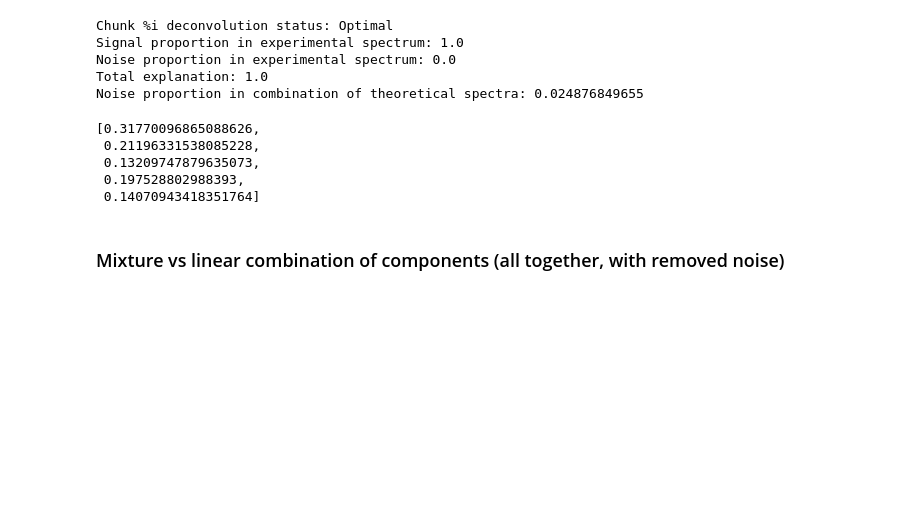
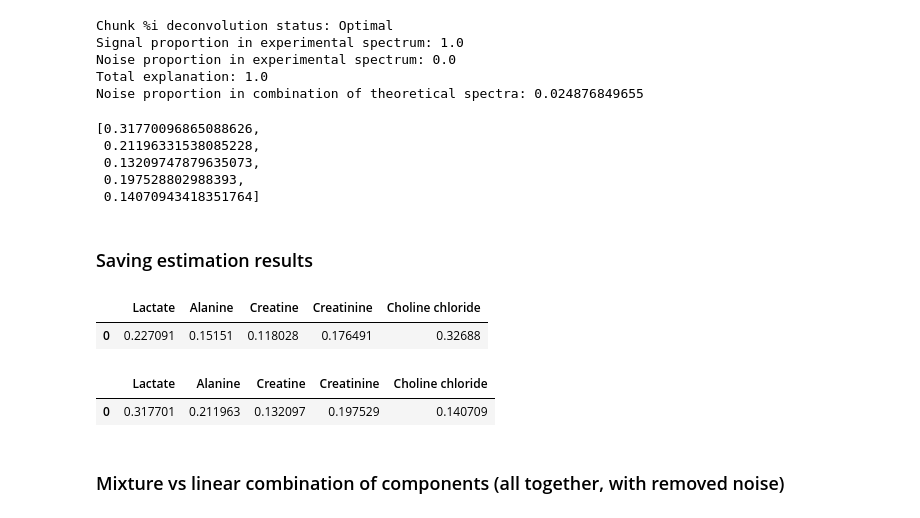
Before and after one commit to BDomzal/magnetstein_data, a Jupyter notebook: estimation.ipynb, the cells around one changed output. Drawn from its saved outputs; the diff is of its cells as text; code cells hidden in the pictures; blank space fills up the shorter version.

Commit message:
Added saving results of estimation to csv files

```diff
--- a/estimation.ipynb
+++ b/estimation.ipynb
@@ -181,3 +178,19 @@ estimation_molar['proportions']
  0.13209747879635073,
  0.197528802988393,
  0.14070943418351764]
+# %% [markdown]
+### Saving estimation results
+# %%
+res_vis = pd.DataFrame(np.array(estimation_vis['proportions']).reshape(1,-1),
+             columns = components_dictionary['experiment_'+str(nr_of_experiment)])
+res_vis
+# %% [output]
+|  | Lactate | Alanine | Creatine | Creatinine | Choline chloride |
+| 0 | 0.227091 | 0.15151 | 0.118028 | 0.176491 | 0.32688 |
+# %%
+res_con = pd.DataFrame(np.array(estimation_molar['proportions']).reshape(1,-1),
+             columns = components_dictionary['experiment_'+str(nr_of_experiment)])
+res_con
+# %% [output]
+|  | Lactate | Alanine | Creatine | Creatinine | Choline chloride |
+| 0 | 0.317701 | 0.211963 | 0.132097 | 0.197529 | 0.140709 |
```
Also changed, not shown: parts of 3 cells of this notebook, 16 other files.
